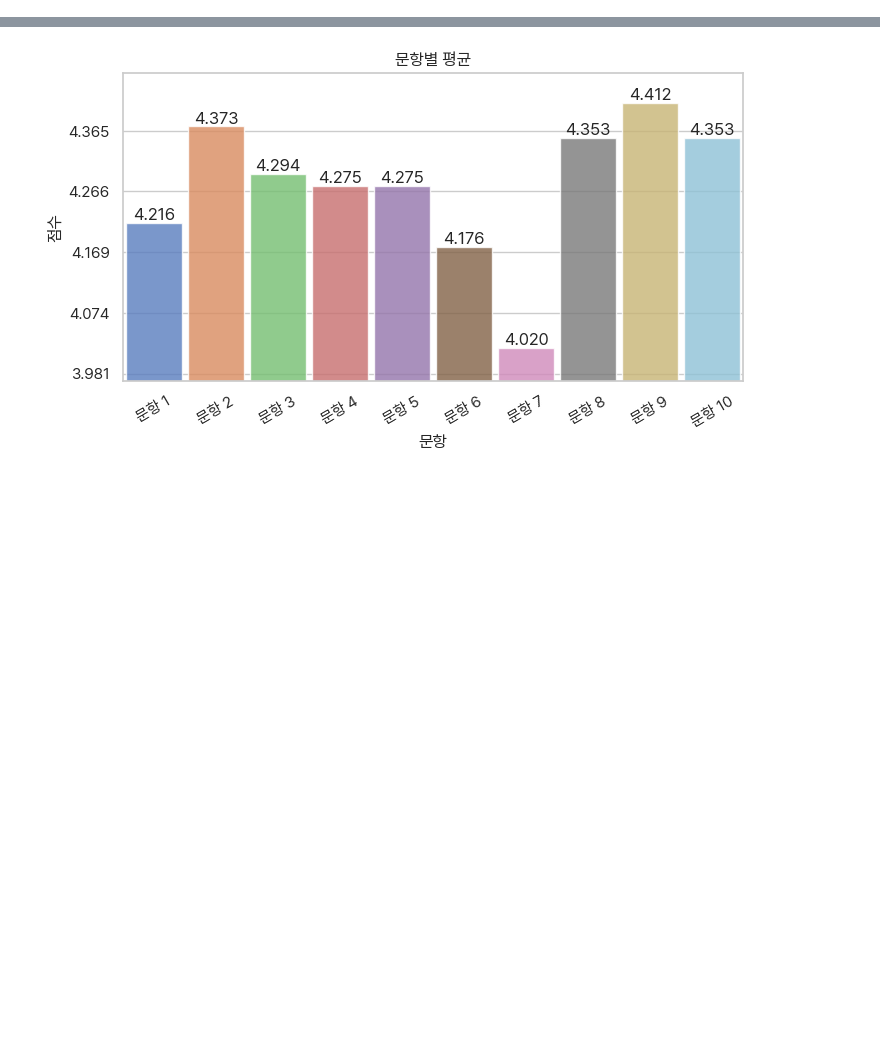
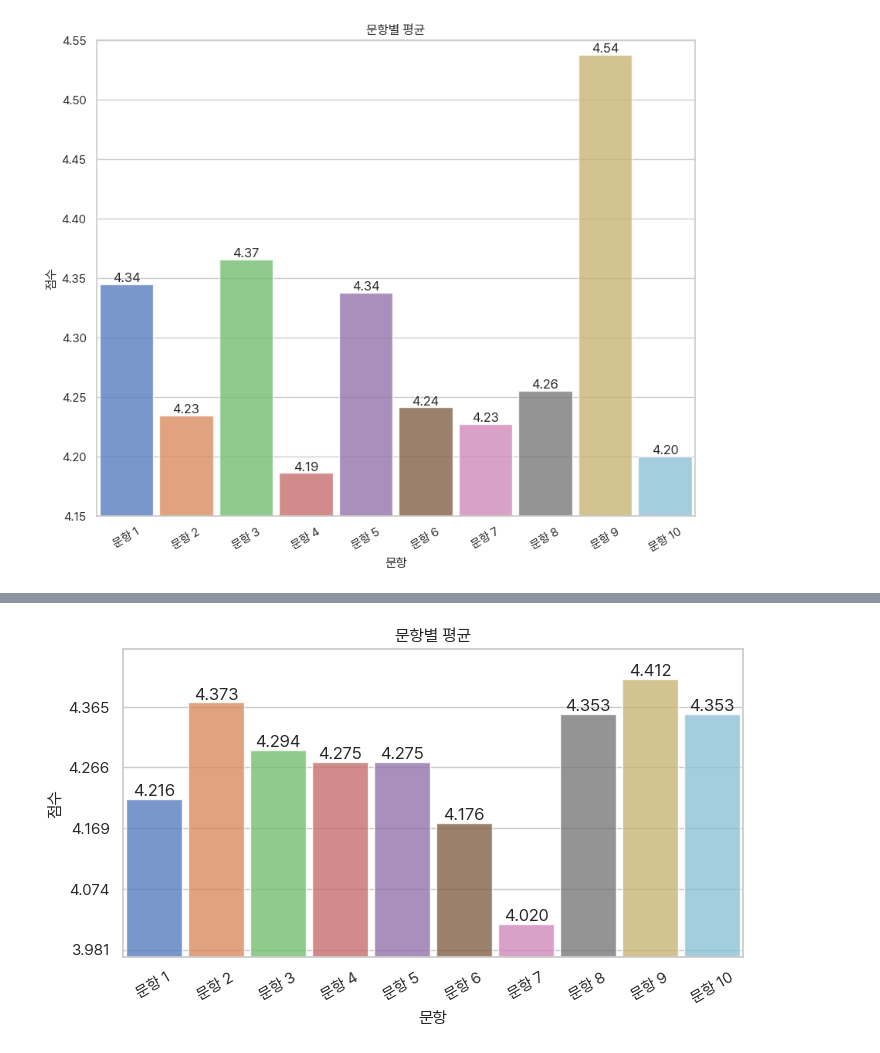
Before and after one commit to yuninze/kabone, a Jupyter notebook: maanzock.ipynb, the cells around one changed output, grey strips where cells are left out. Cells and saved outputs as stored; diff of their text form; code cells hidden in the pictures; blank space fills up the shorter version.

```diff
--- a/maanzock.ipynb
+++ b/maanzock.ipynb
@@ -9,3 +9,19 @@ fontManager.addfont("c:/code/Pretendard-Light.otf")
 fontProp=FontProperties(fname="c:/code/Pretendard-Light.otf")
 sns.set(font=fontProp.get_name(),style="whitegrid",palette="muted")
 figsize=(8,4)
+# %%
+studentMaanzock=pd.read_clipboard()
+
+studentMaanzockCode={
+	"매우 그렇다":5,
+	"그렇다":4,
+	"보통":3,
+	"아니다":2,
+	"매우 아니다":1,
+}
+
+questions=[q for q in studentMaanzock.columns if q.startswith("다음 질문")]
+
+studentMaanzock.loc[:,
+    [q for q in studentMaanzock.columns if q.startswith("다음 질문")]]=studentMaanzock.loc[:,
+    [q for q in studentMaanzock.columns if q.startswith("다음 질문")]].map(lambda q:studentMaanzockCode[q])
@@ -11,0 +49,13 @@ figsize=(8,4)
+# %%
+fig,ax=plt.subplots(figsize=(10,8))
+sns.barplot(studentMaanzock[questions].mean().reset_index(),x="index",y=0,alpha=.8,width=.9,ax=ax)
+ax.set_title("문항별 평균")
+ax.set_xlabel("문항")
+ax.set_xticklabels([f"문항 {q}" for q in range(1,11)],rotation=30)
+ax.set_ylabel("점수")
+ax.set_ylim(4.15,4.55)
+
+for container in ax.containers:
+    ax.bar_label(container,labels=[f"{q:.2f}" for q in studentMaanzock[questions].mean().reset_index().loc[:,0]])
+# %% [output]
+[figure, added]
```
Also changed, not shown: parts of 6 cells of this notebook, 2 other files.
